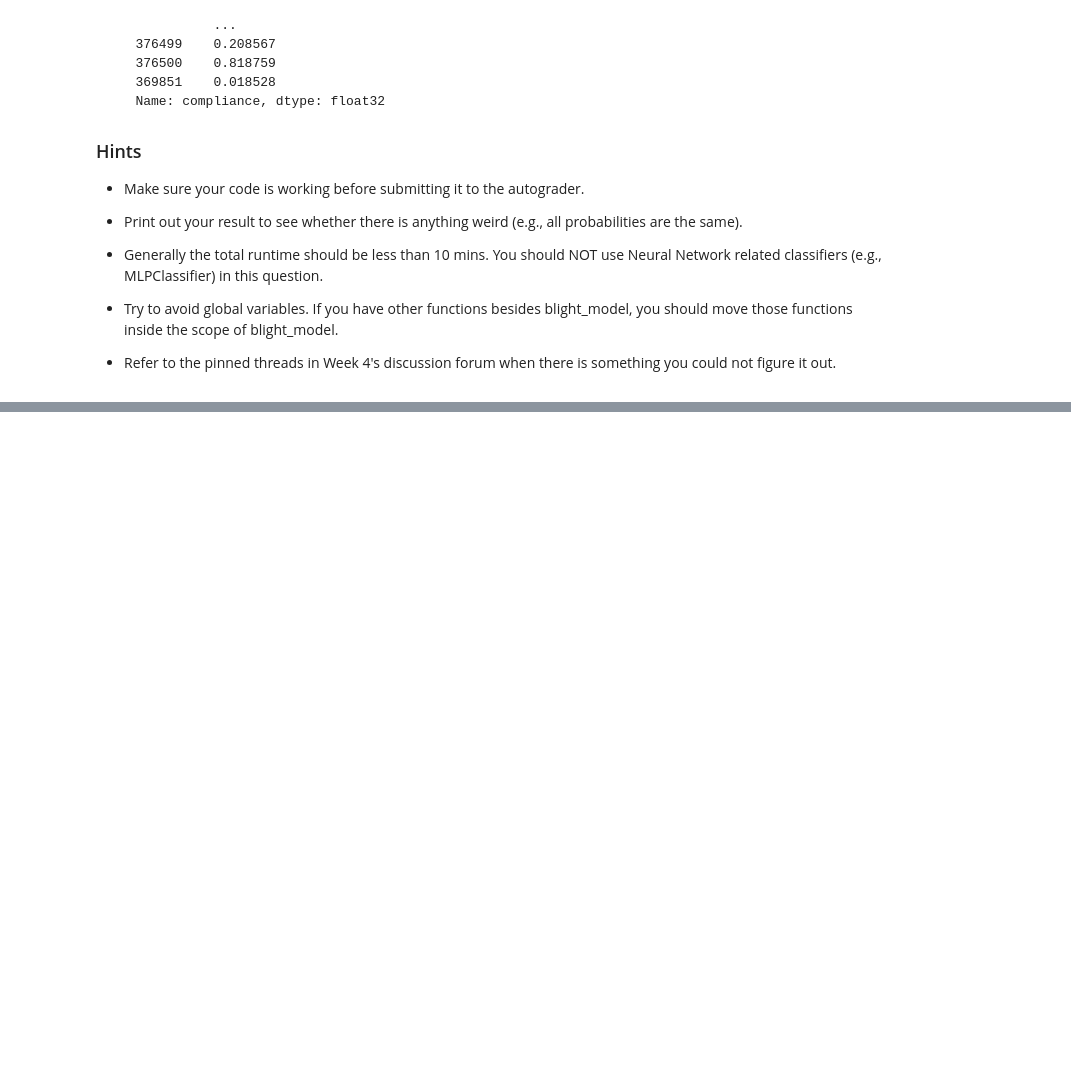
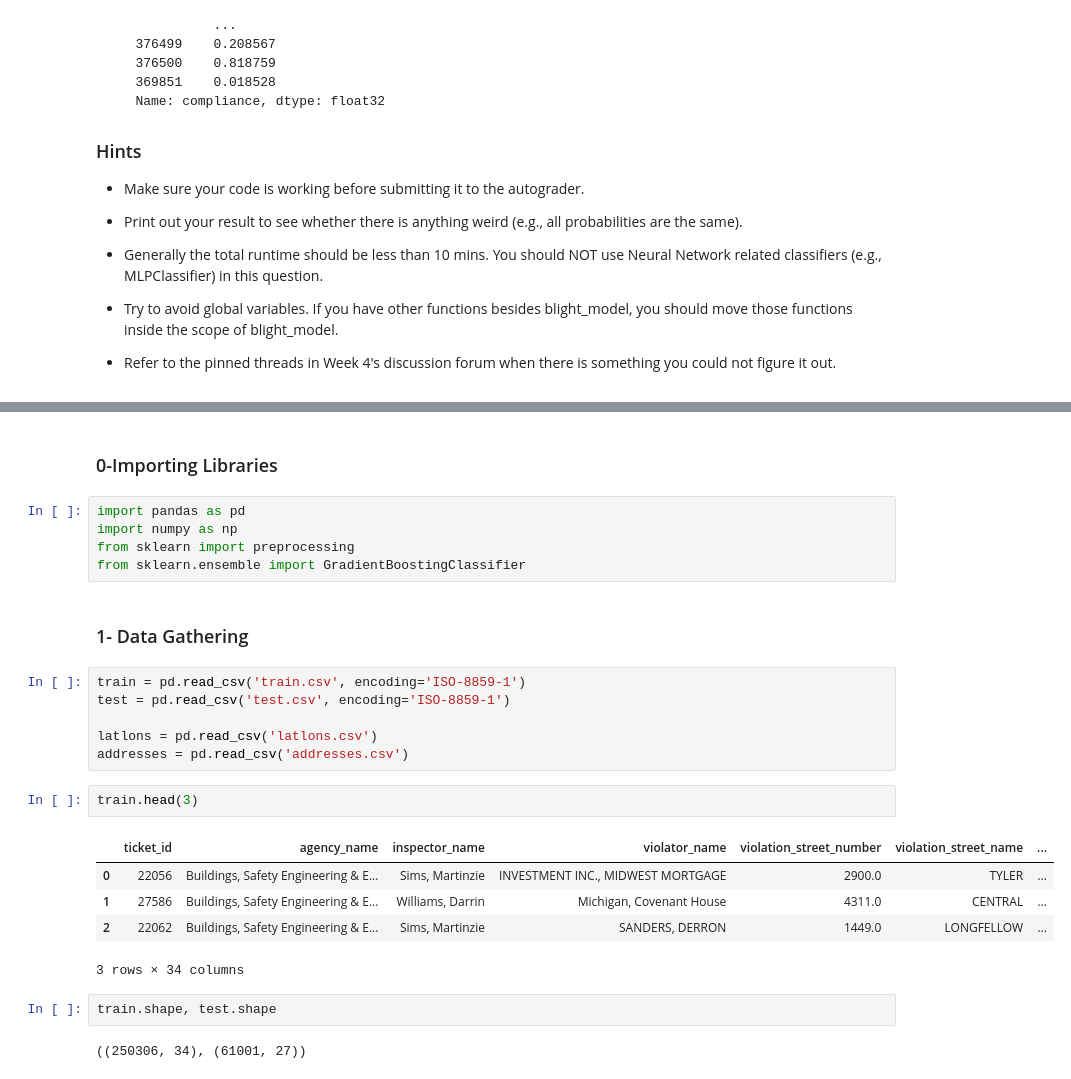
Before and after one commit to francodarvas/PYTHON2, a Jupyter notebook: Assignment 4.ipynb, the cells around one changed output, grey strips where cells are left out. Cells and saved outputs as stored; diff of their text form; blank space fills up the shorter version.

```diff
--- a/Assignment 4.ipynb
+++ b/Assignment 4.ipynb
@@ -225,0 +126,27 @@ Name: prob, Length: 61001, dtype: float64
+# %% [markdown]
+### 0-Importing Libraries
+# %%
+import pandas as pd
+import numpy as np
+from sklearn import preprocessing
+from sklearn.ensemble import GradientBoostingClassifier
+# %% [markdown]
+### 1- Data Gathering
+# %%
+train = pd.read_csv('train.csv', encoding='ISO-8859-1')
+test = pd.read_csv('test.csv', encoding='ISO-8859-1')
+
+latlons = pd.read_csv('latlons.csv')
+addresses = pd.read_csv('addresses.csv')
+# %%
+train.head(3)
+# %% [output]
+|  | ticket_id | agency_name | inspector_name | violator_name | violation_street_number | violation_street_name | ... |
+| 0 | 22056 | Buildings, Safety Engineering & E... | Sims, Martinzie | INVESTMENT INC., MIDWEST MORTGAGE | 2900.0 | TYLER | ... |
+| 1 | 27586 | Buildings, Safety Engineering & E... | Williams, Darrin | Michigan, Covenant House | 4311.0 | CENTRAL | ... |
+| 2 | 22062 | Buildings, Safety Engineering & E... | Sims, Martinzie | SANDERS, DERRON | 1449.0 | LONGFELLOW | ... |
+3 rows × 34 columns
+# %%
+train.shape, test.shape
+# %% [output]
+((250306, 34), (61001, 27))
```
Also changed, not shown: parts of 22 cells of this notebook.
